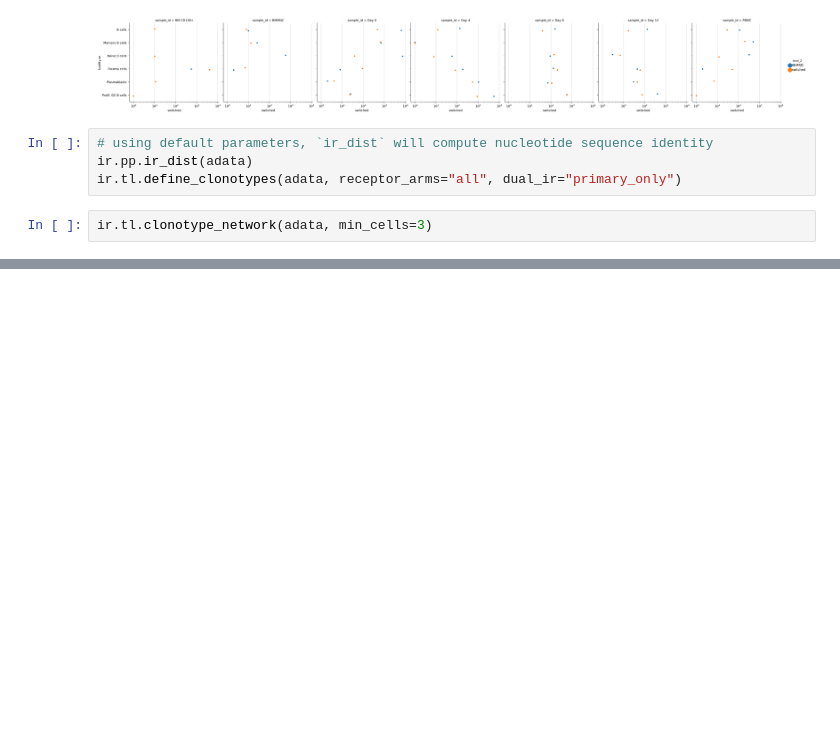
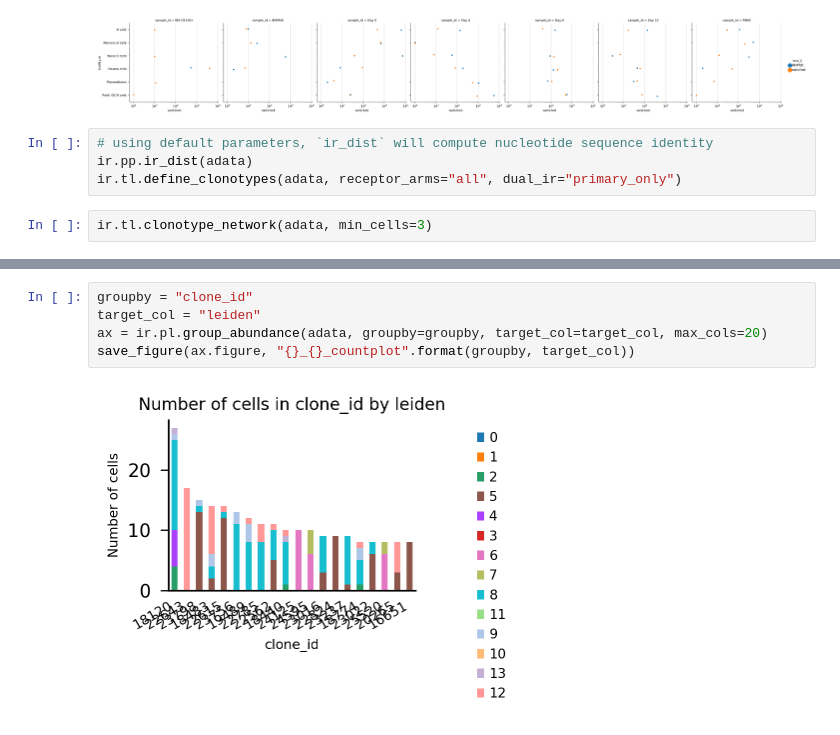
Before and after one commit to michael-swift/seqclone, a Jupyter notebook: analysis/notebooks/figure3/FigureS3.ipynb, the cells around one changed output, grey strips where cells are left out. Drawn from its saved outputs; the diff is of its cells as text; blank space fills up the shorter version.

```diff
--- a/analysis/notebooks/figure3/FigureS3.ipynb
+++ b/analysis/notebooks/figure3/FigureS3.ipynb
@@ -229,0 +271,7 @@ save_figure(ax.figure, "{}_{}_countplot".format(groupby, target_col))
+# %%
+groupby = "clone_id"
+target_col = "leiden"
+ax = ir.pl.group_abundance(adata, groupby=groupby, target_col=target_col, max_cols=20)
+save_figure(ax.figure, "{}_{}_countplot".format(groupby, target_col))
+# %% [output]
+[figure, added]
```
Also changed, not shown: parts of 15 cells of this notebook, 1 other file.
